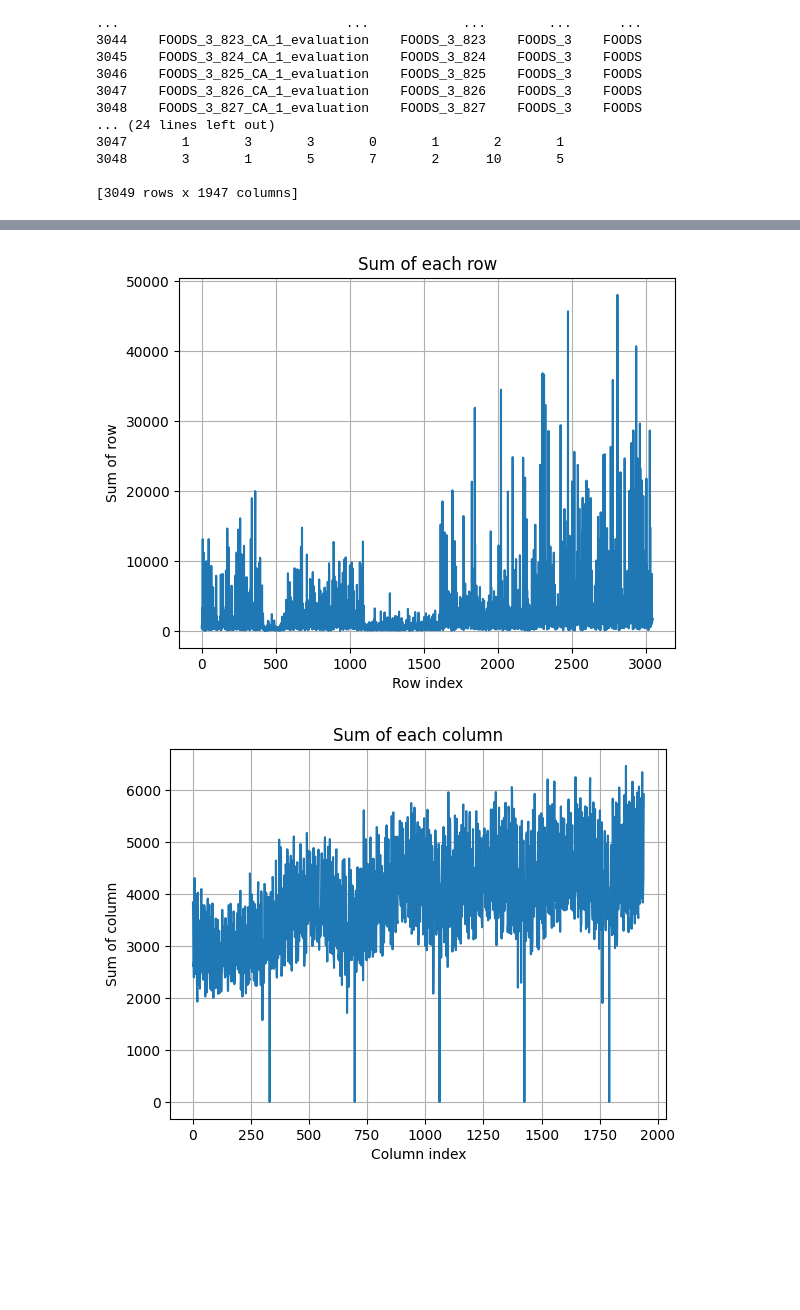
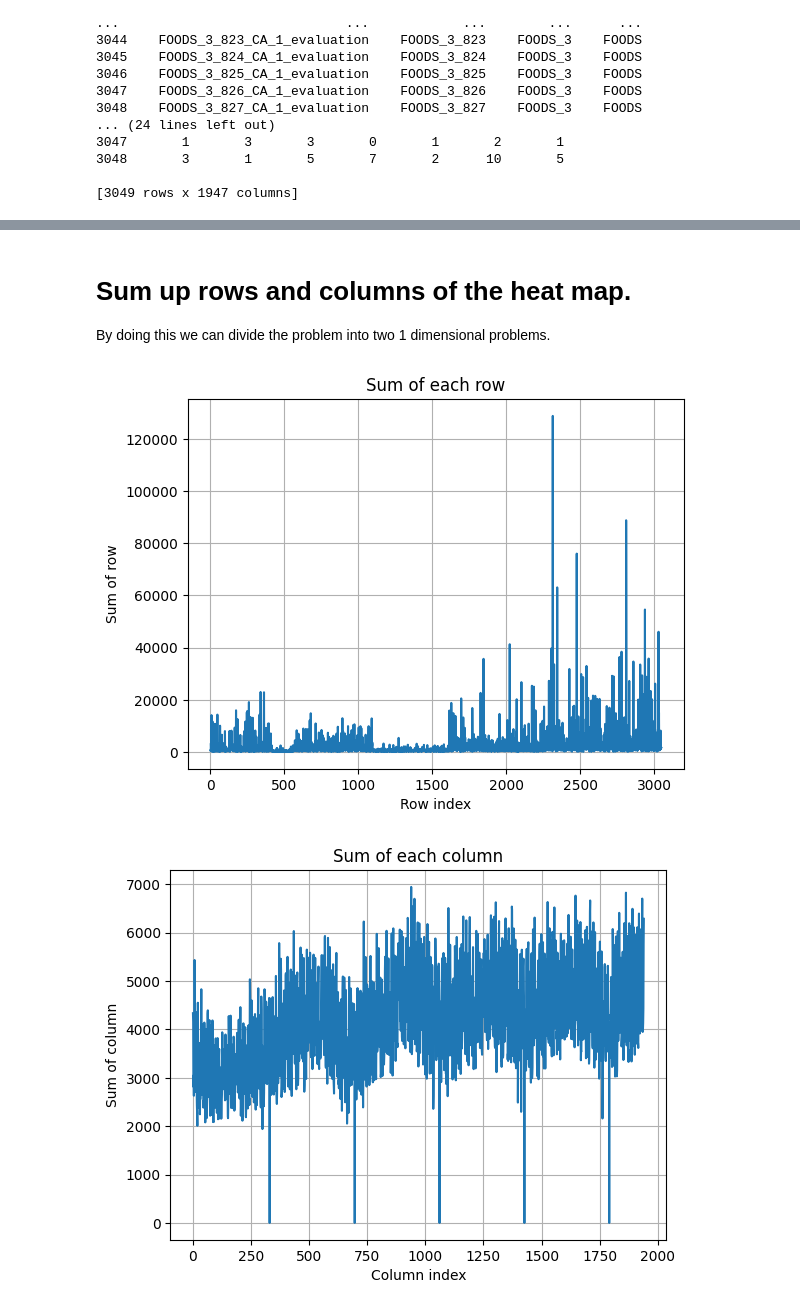
Before and after one commit to VPERepos/DataSciencePortfolio, a Jupyter notebook: TimeSeriesForecasting/GroceryRetailSalesForecasting/Notebooks/GroceryRetailSalesForecastingEDA.ipynb, the cells around one changed output, grey strips where cells are left out. Saved outputs shown, nothing was run; the diff lists cells and outputs as text; code cells hidden in the pictures; blank space fills up the shorter version.

```diff
--- a/TimeSeriesForecasting/GroceryRetailSalesForecasting/Notebooks/GroceryRetailSalesForecastingEDA.ipynb
+++ b/TimeSeriesForecasting/GroceryRetailSalesForecasting/Notebooks/GroceryRetailSalesForecastingEDA.ipynb
@@ -126,7 +126,7 @@ print(df_CA_1_store)
 # %%
 import numpy as np
 arr_sales_ca1 = df_CA_1_store.filter(regex=r"^d_\d+$").to_numpy()
-arr_sales_ca1[arr_sales_ca1 > 25] = 25 # naively remove the outliers
+#arr_sales_ca1[arr_sales_ca1 > 50] = 50 # naively remove the outliers
 print(arr_sales_ca1)
 print("Max = " + str(np.max(arr_sales_ca1)))
 print("Mean = " + str(np.mean(arr_sales_ca1)))
@@ -163,23 +163,26 @@ plt.show()
+# %% [markdown]
+# Sum up rows and columns of the heat map.
+By doing this we can divide the problem into two 1 dimensional problems.
 # %%
-row_sums = arr_sales_ca1.sum(axis=1)
-column_sums = arr_sales_ca1.sum(axis=0)
+row_sums_ca1 = arr_sales_ca1.sum(axis=1)
+column_sums_ca1 = arr_sales_ca1.sum(axis=0)
 
-plt.plot(row_sums)
+plt.plot(row_sums_ca1)
 plt.xlabel("Row index")
 plt.ylabel("Sum of row")
 plt.title("Sum of each row")
 plt.grid(True)
 plt.show()
 
-plt.plot(column_sums)
+plt.plot(column_sums_ca1)
 plt.xlabel("Column index")
 plt.ylabel("Sum of column")
 plt.title("Sum of each column")
 plt.grid(True)
 plt.show()
 # %% [output]
-[figure, old version]
+[figure, new version]
-[figure, old version]
+[figure, new version]
 # %% [markdown]
 ## Intermidiate conclusions
 * There is a very strong seasonality and an obvious trend signals in the temporal dependency of the sum sales for the shop with ID "CA_1". This is very promissing because it could be possible to divide the forecasting into two steps:
```
Also changed, not shown: parts of 19 cells of this notebook.
